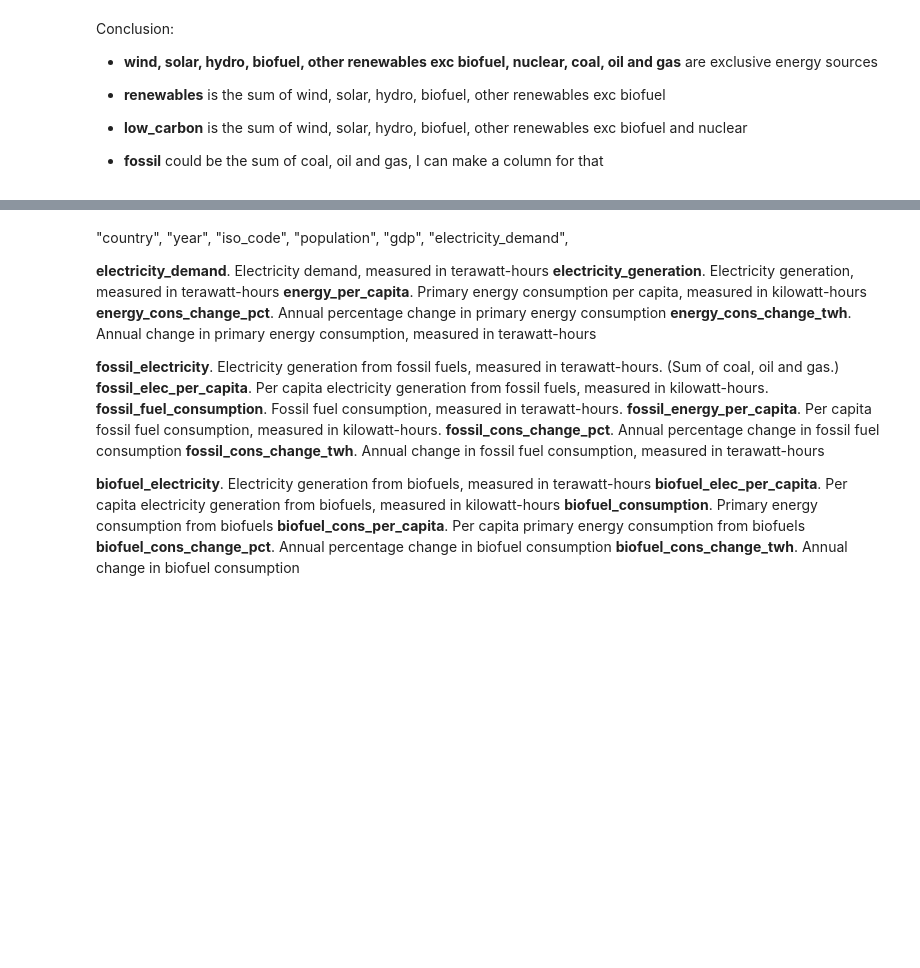
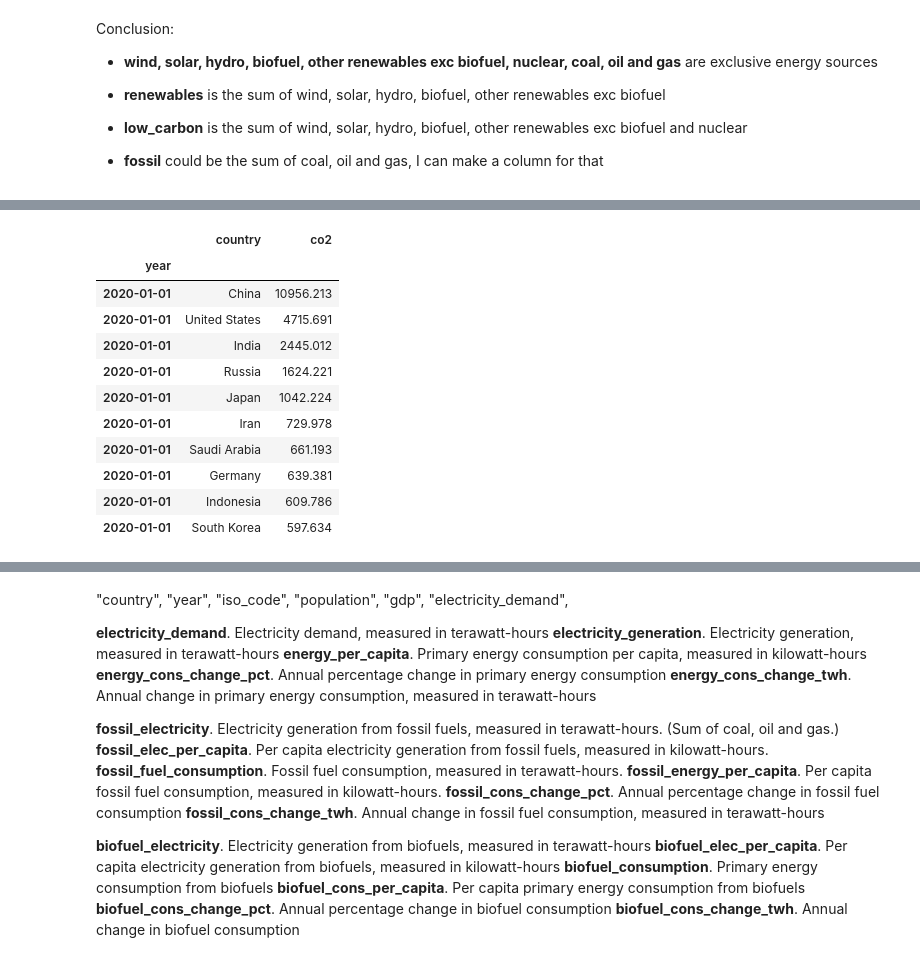
Before and after one commit to MevrouwHelderder/final_assignment, a Jupyter notebook: Final_Assignment_Energy_production_and_consumption.ipynb, the cells around one changed output, grey strips where cells are left out. Saved outputs shown, nothing was run; the diff lists cells and outputs as text; code cells hidden in the pictures; blank space fills up the shorter version.

```diff
--- a/Final_Assignment_Energy_production_and_consumption.ipynb
+++ b/Final_Assignment_Energy_production_and_consumption.ipynb
@@ -12,7 +12,8 @@ path_base = "https://raw.githubusercontent.com/MevrouwHelderder/final_assignment
 
 paths = {
     "energy_total" : path_base + "owid-energy-data.csv",
-    # "net_zero_pledge" : path_base + "net-zero-targets.csv",
+    "co2_greenhouse" : path_base + "owid-co2-data.csv",
+    "net_zero_pledge" : path_base + "net-zero-targets.csv",
     # "agri_land_use_total" : path_base + "total-agricultural-area-over-the-long-term.csv",
     # "grazing" : path_base + "grazing-land-use-over-the-long-term.csv",
     # "cropland" : path_base + "cropland-use-over-the-long-term.csv"
@@ -24,7 +25,8 @@ for key, value in paths.items():
   dataframes[key] = pd.read_csv(value)
 
 energy_total_df = dataframes["energy_total"]
-# net_zero_pledge_df = dataframes["net_zero_pledge"]
+co2_greenhouse_df = dataframes["co2_greenhouse"]
+net_zero_pledge_df = dataframes["net_zero_pledge"]
 # agri_land_use_total_df = dataframes["agri_land_use_total"]
 # grazing_df = dataframes["grazing"]
 # cropland_df = dataframes["cropland"]
@@ -33 +37,10 @@ energy_total_df = dataframes["energy_total"]
+# %%
+# the CO2 dataframe
+# selecting the needed columns, changing the index
+explore_co2 = co2_greenhouse_df.loc[:, ["country", "year", "iso_code", "population", "co2", "co2_growth_abs", "co2_growth_prct", "co2_per_capita", "trade_co2", "consumption_co2", "consumption_co2_per_capita" ]]
+explore_co2 = explore_co2.set_index("year")
+explore_co2.index = pd.to_datetime(explore_co2.index, format="%Y", errors="coerce")
+
+# show only the true countries, not the combinations like continents
+explore_co2 = explore_co2[~explore_co2["iso_code"].isnull()]
 # %%
@@ -140,0 +171,17 @@ print(energy_total_df[energy_total_df["country"]=="Germany"].loc['2000-01-01',["
+# %%
+# Total production, not corrected for trade :
+top_co2_2020 = explore_co2.loc["2020-01-01 00:00:00",["country", "co2"]].sort_values(by="co2", ascending = False).head(10)
+top_co2_2020
+# %% [output]
+|  | country | co2 |
+| year |  |  |
+| 2020-01-01 | China | 10956.213 |
+| 2020-01-01 | United States | 4715.691 |
+| 2020-01-01 | India | 2445.012 |
+| 2020-01-01 | Russia | 1624.221 |
+| 2020-01-01 | Japan | 1042.224 |
+| 2020-01-01 | Iran | 729.978 |
+| 2020-01-01 | Saudi Arabia | 661.193 |
+| 2020-01-01 | Germany | 639.381 |
+| 2020-01-01 | Indonesia | 609.786 |
+| 2020-01-01 | South Korea | 597.634 |
```
Also changed, not shown: parts of 14 cells of this notebook.
